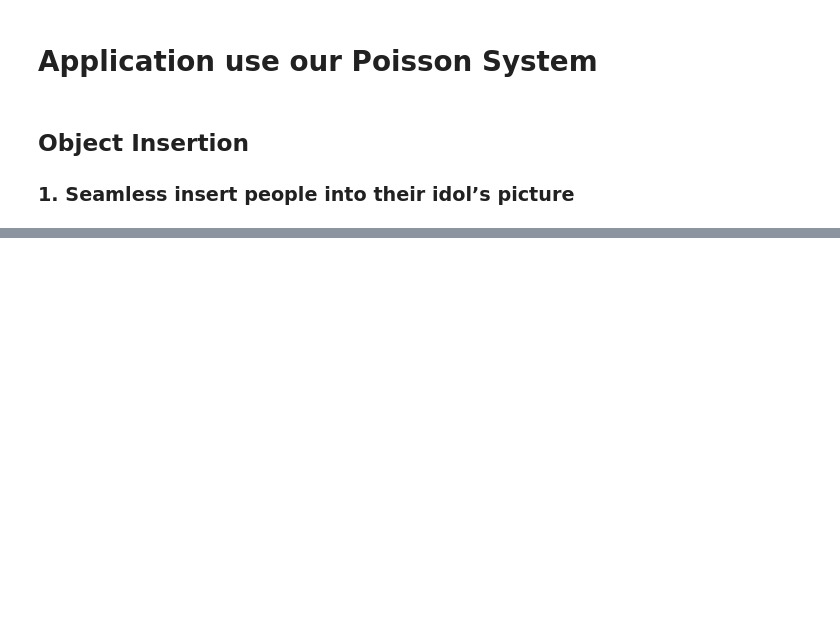
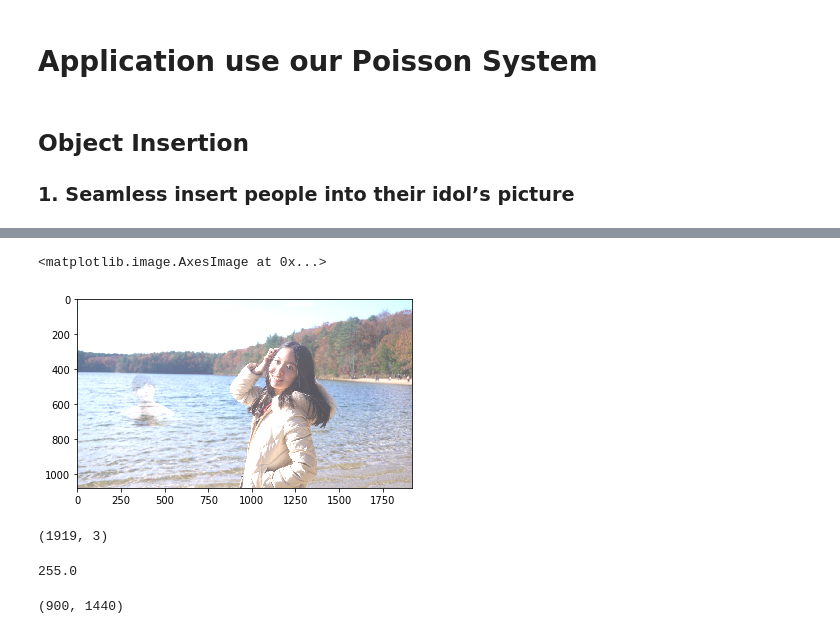
Before and after one commit to Yuting-Kou/cs283_SeamlessEditing, a Jupyter notebook: Application.ipynb, the cells around one changed output, grey strips where cells are left out. Drawn from its saved outputs; the diff is of its cells as text; code cells hidden in the pictures; blank space fills up the shorter version.

```diff
--- a/Application.ipynb
+++ b/Application.ipynb
@@ -102,0 +88,21 @@ func:'sor_solver_jit' took: 666.7206 sec
+# %%
+# fill_color = blend(final_img, cv2.erode(PS.mask, PS.kernel,iterations=5), PS.g, alpha=0.5)
+fill_color = final_img.copy()
+fill_color=np.clip(fill_color+0.3,0,1)
+plt.imshow(fill_color)
+# plt.imsave(paths+'/result/kyt_bjt_fill.jpg',fill_color)
+# %% [output]
+<matplotlib.image.AxesImage at 0x...>
+[figure, added]
+# %%
+fill_color.mean(0).shape
+# %% [output]
+(1919, 3)
+# %%
+PS.g.max()
+# %% [output]
+255.0
+# %%
+PS.mask.shape
+# %% [output]
+(900, 1440)
```
Also changed, not shown: parts of 6 cells of this notebook, 5 other files.
